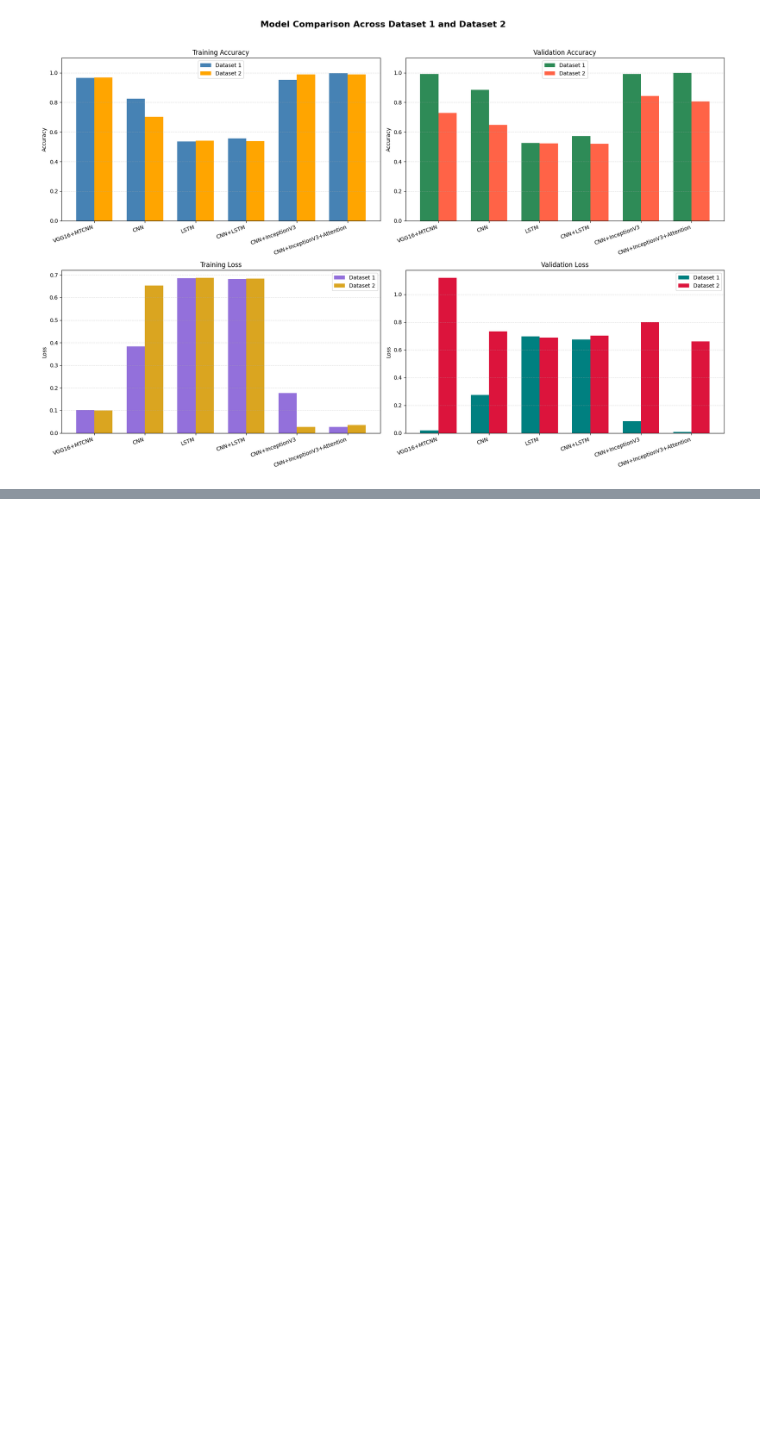
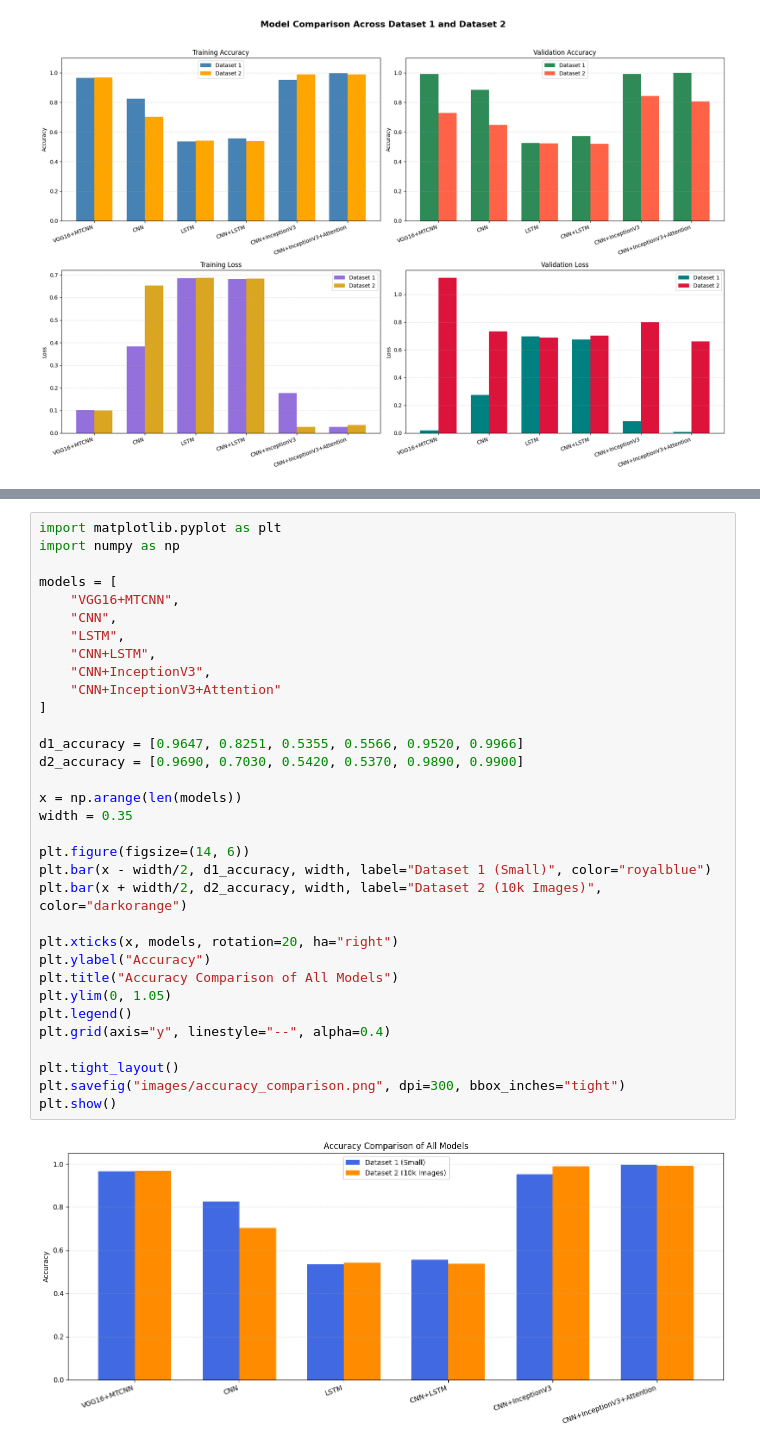
Before and after one commit to MAYANK479/deepfake-detection-comparison, a Jupyter notebook: Epics2.ipynb, the cells around one changed output, grey strips where cells are left out. Drawn from its saved outputs; the diff is of its cells as text; blank space fills up the shorter version.

```diff
--- a/Epics2.ipynb
+++ b/Epics2.ipynb
@@ -1113,0 +1195,35 @@ plt.show()
+# %%
+import matplotlib.pyplot as plt
+import numpy as np
+
+models = [
+    "VGG16+MTCNN",
+    "CNN",
+    "LSTM",
+    "CNN+LSTM",
+    "CNN+InceptionV3",
+    "CNN+InceptionV3+Attention"
+]
+
+d1_accuracy = [0.9647, 0.8251, 0.5355, 0.5566, 0.9520, 0.9966]
+d2_accuracy = [0.9690, 0.7030, 0.5420, 0.5370, 0.9890, 0.9900]
+
+x = np.arange(len(models))
+width = 0.35
+
+plt.figure(figsize=(14, 6))
+plt.bar(x - width/2, d1_accuracy, width, label="Dataset 1 (Small)", color="royalblue")
+plt.bar(x + width/2, d2_accuracy, width, label="Dataset 2 (10k Images)", color="darkorange")
+
+plt.xticks(x, models, rotation=20, ha="right")
+plt.ylabel("Accuracy")
+plt.title("Accuracy Comparison of All Models")
+plt.ylim(0, 1.05)
+plt.legend()
+plt.grid(axis="y", linestyle="--", alpha=0.4)
+
+plt.tight_layout()
+plt.savefig("images/accuracy_comparison.png", dpi=300, bbox_inches="tight")
+plt.show()
+# %% [output]
+[figure, added]
```
Also changed, not shown: parts of 3 cells of this notebook.
